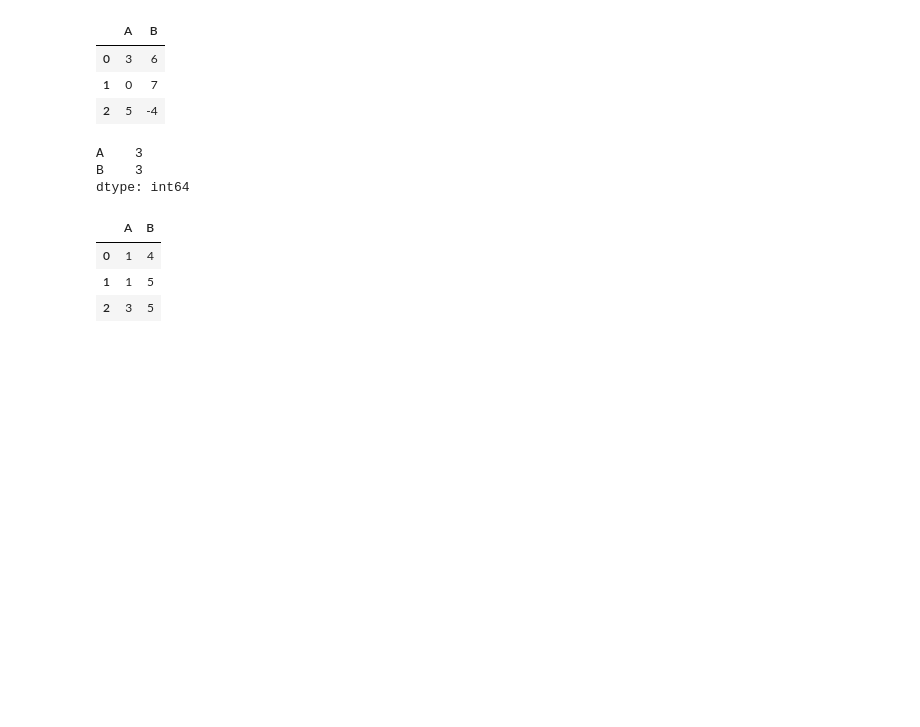
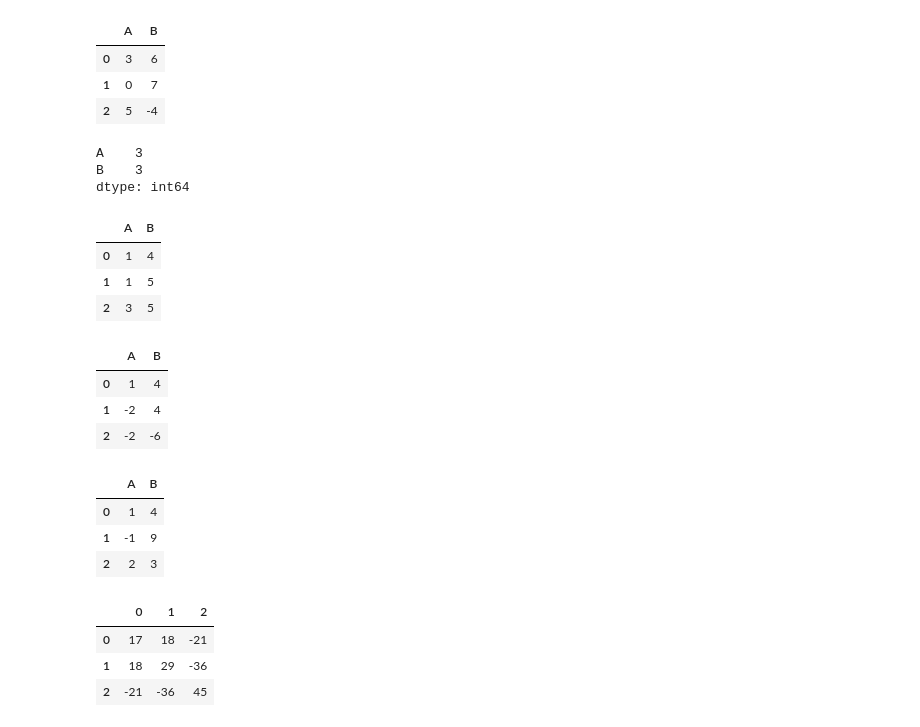
Before and after one commit to Roopa-KR/Python-Concepts, a Jupyter notebook: pandas.ipynb, the cells around one changed output. Cells and saved outputs as stored; diff of their text form; code cells hidden in the pictures; blank space fills up the shorter version.

```diff
--- a/pandas.ipynb
+++ b/pandas.ipynb
@@ -776,3 +776,26 @@ df.cummax()
 | 0 | 1 | 4 |
 | 1 | 1 | 5 |
 | 2 | 3 | 5 |
+# %%
+df.cummin()
+# %% [output]
+|  | A | B |
+| 0 | 1 | 4 |
+| 1 | -2 | 4 |
+| 2 | -2 | -6 |
+# %%
+# CUMSUM
+df.cumsum()
+# %% [output]
+|  | A | B |
+| 0 | 1 | 4 |
+| 1 | -1 | 9 |
+| 2 | 2 | 3 |
+# %%
+# dot() → matrix multiplication
+df.dot(df.T)
+# %% [output]
+|  | 0 | 1 | 2 |
+| 0 | 17 | 18 | -21 |
+| 1 | 18 | 29 | -36 |
+| 2 | -21 | -36 | 45 |
```
